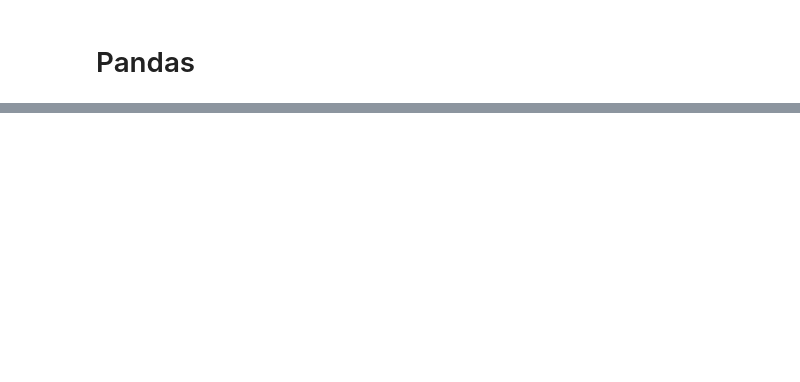
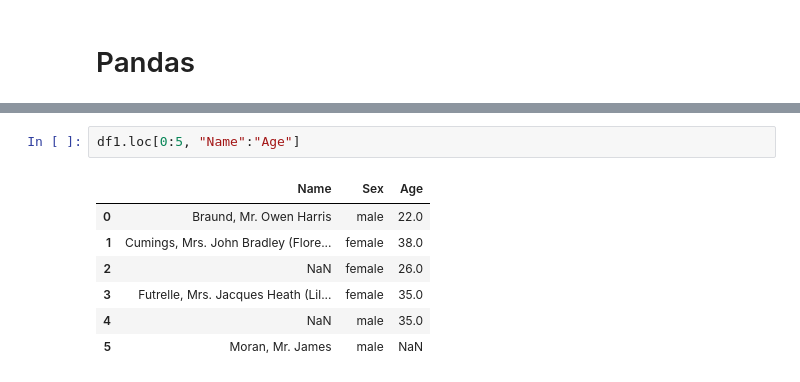
Before and after one commit to chj0124/credit-modeling, a Jupyter notebook: lesson3-重要的Python包讲解/Pandas/show_you_the_money.ipynb, the cells around one changed output, grey strips where cells are left out. Cells and saved outputs as stored; diff of their text form; blank space fills up the shorter version.

```diff
--- a/lesson3-重要的Python包讲解/Pandas/show_you_the_money.ipynb
+++ b/lesson3-重要的Python包讲解/Pandas/show_you_the_money.ipynb
@@ -102,0 +89,10 @@ Name: Age, Length: 891, dtype: bool
+# %%
+df1.loc[0:5, "Name":"Age"]
+# %% [output]
+|  | Name | Sex | Age |
+| 0 | Braund, Mr. Owen Harris | male | 22.0 |
+| 1 | Cumings, Mrs. John Bradley (Flore... | female | 38.0 |
+| 2 | NaN | female | 26.0 |
+| 3 | Futrelle, Mrs. Jacques Heath (Lil... | female | 35.0 |
+| 4 | NaN | male | 35.0 |
+| 5 | Moran, Mr. James | male | NaN |
```
Also changed, not shown: parts of 25 cells of this notebook, 1 other file.
